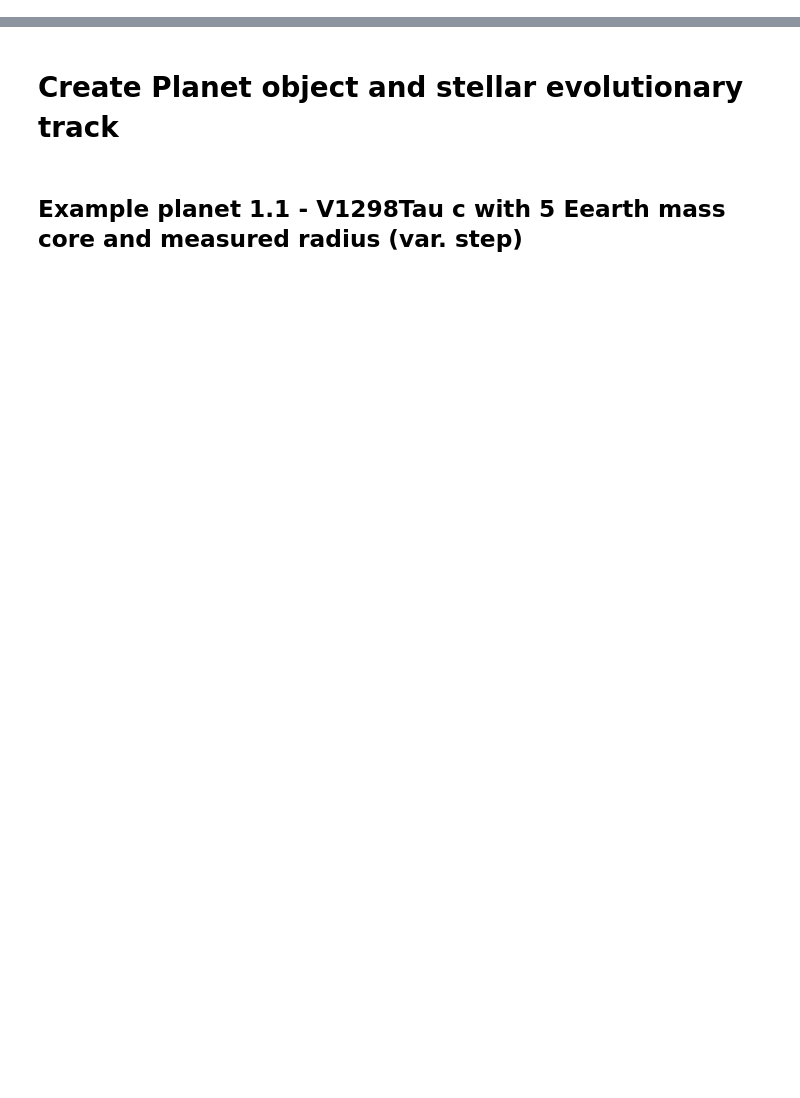
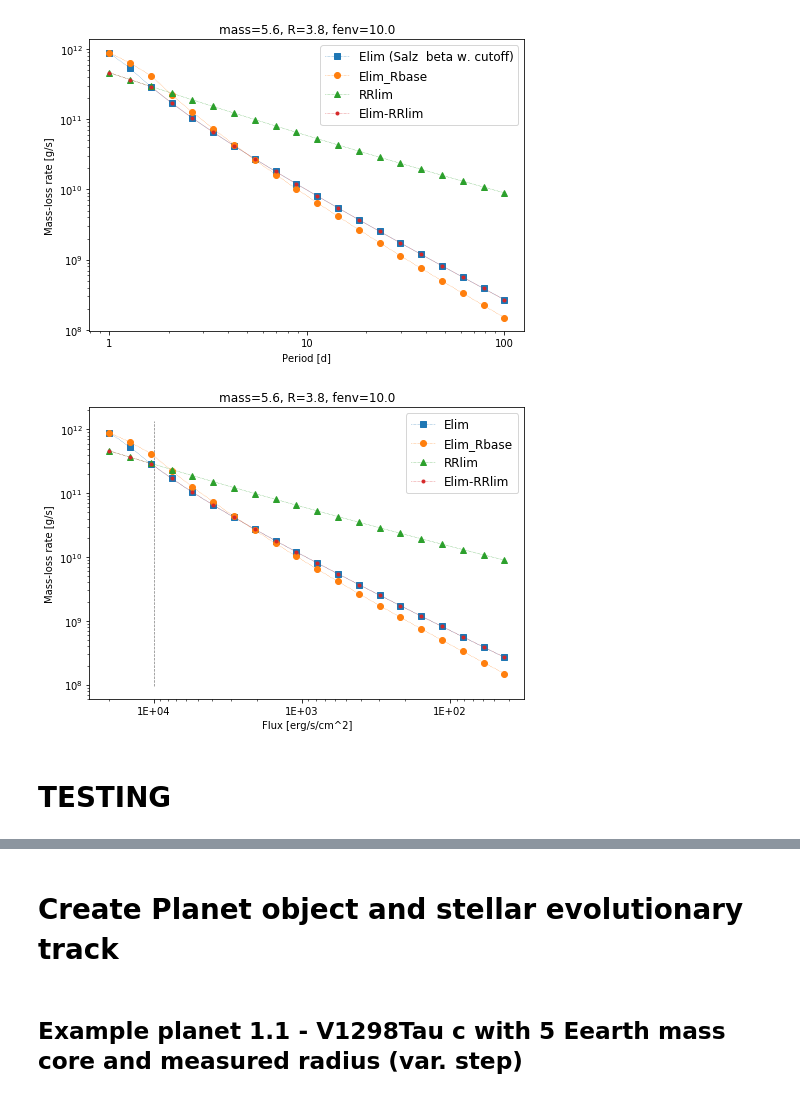
Before and after one commit to lketzer/platypos, a Jupyter notebook: examples/Evolve_one_planet.ipynb, the cells around one changed output, grey strips where cells are left out. Saved outputs shown, nothing was run; the diff lists cells and outputs as text; code cells hidden in the pictures; blank space fills up the shorter version.

```diff
--- a/examples/Evolve_one_planet.ipynb
+++ b/examples/Evolve_one_planet.ipynb
@@ -17,0 +357,47 @@ import platypos.planet_models_LoFo14 as plmoLoFo14
+# %%
+fig, ax = plt.subplots(figsize=(7,5))
+ax.set_title("mass={:.1f}, R={:.1f}, fenv={:.1f}".format(pl.mass, pl.radius, pl.fenv))
+ax.plot(period, -Mdot_Elim_XUV_arr, marker="s", ls=":", lw=0.5, label="Elim (Salz  beta w. cutoff)")
+ax.plot(period, -Mdot_Elim_Rbase_RLcut_arr, marker="o", lw=0.5, ls=":", label="Elim_Rbase")
+ax.plot(period, -Mdot_RRlim_XUV_arr, marker="^", ls=":", lw=0.5, label="RRlim")
+ax.plot(period, -Mdot_ERRlim_XUV_arr, marker=".", ls=":", lw=0.5, label="Elim-RRlim")
+#ax.plot(period, -Mdot_HBA_XUV_arr, marker="*", ls=":", lw=0.5, label="HBA (eps=0.15)")
+ylim = ax.get_ylim()
+#ax.vlines(10, ylim[0], ylim[1], linestyle="--", lw=0.7, color="grey")
+ax.set_yscale("log", basey=10); ax.set_xscale("log", basex=10)
+ax.legend(fontsize=12)
+ax.set_xlabel("Period [d]")
+ax.set_ylabel("Mass-loss rate [g/s]")
+for axis in [ax.xaxis]:
+    formatter = FuncFormatter(lambda y, _: '{:.16g}'.format(y))
+    axis.set_major_formatter(formatter)
+plt.tight_layout();
+
+fig, ax = plt.subplots(figsize=(7,5))
+ax.set_title("mass={:.1f}, R={:.1f}, fenv={:.1f}".format(pl.mass, pl.radius, pl.fenv))
+ax.plot(F_XUV_arr, -Mdot_Elim_XUV_arr, marker="s", ls=":", lw=0.5, label="Elim")
+ax.plot(F_XUV_arr, -Mdot_Elim_Rbase_RLcut_arr, marker="o", lw=0.5, ls=":", label="Elim_Rbase")
+ax.plot(F_XUV_arr, -Mdot_RRlim_XUV_arr, marker="^", ls=":", lw=0.5, label="RRlim")
+ax.plot(F_XUV_arr, -Mdot_ERRlim_XUV_arr, marker=".", ls=":", lw=0.5, label="Elim-RRlim")
+#ax.plot(F_XUV_arr, -Mdot_HBA_XUV_arr, marker="*", ls=":", lw=0.5, label="HBA (eps=0.15)")
+
+ax.set_yscale("log", basey=10)
+ax.set_xscale("log", basex=10)
+
+ylim = ax.get_ylim()
+xlim = ax.get_xlim()
+ax.set_xlim(xlim[1], xlim[0])
+ax.vlines(1e4, ylim[0], ylim[1], linestyle="--", lw=0.7, color="grey")
+
+ax.legend(fontsize=12)
+ax.set_xlabel("Flux [erg/s/cm^2]")
+ax.set_ylabel("Mass-loss rate [g/s]")
+for axis in [ax.xaxis]:
+    formatter = FuncFormatter(lambda y, _: '{:.0E}'.format(y))
+    axis.set_major_formatter(formatter)
+plt.tight_layout();
+# %% [output]
+[figure, added]
+[figure, added]
+# %% [markdown]
+# TESTING
```
Also changed, not shown: parts of 23 cells of this notebook.
